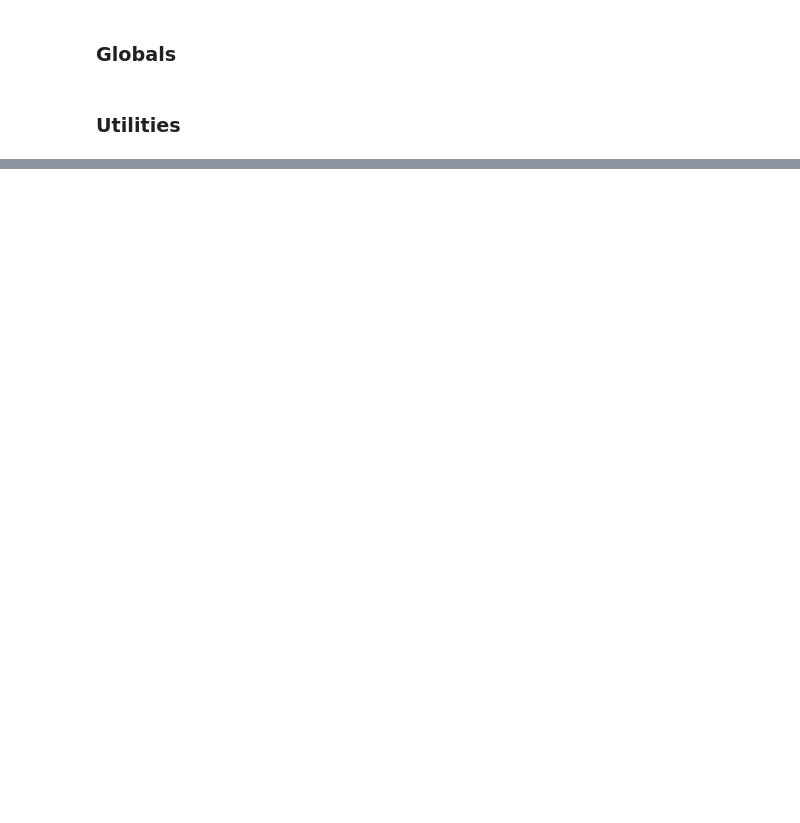
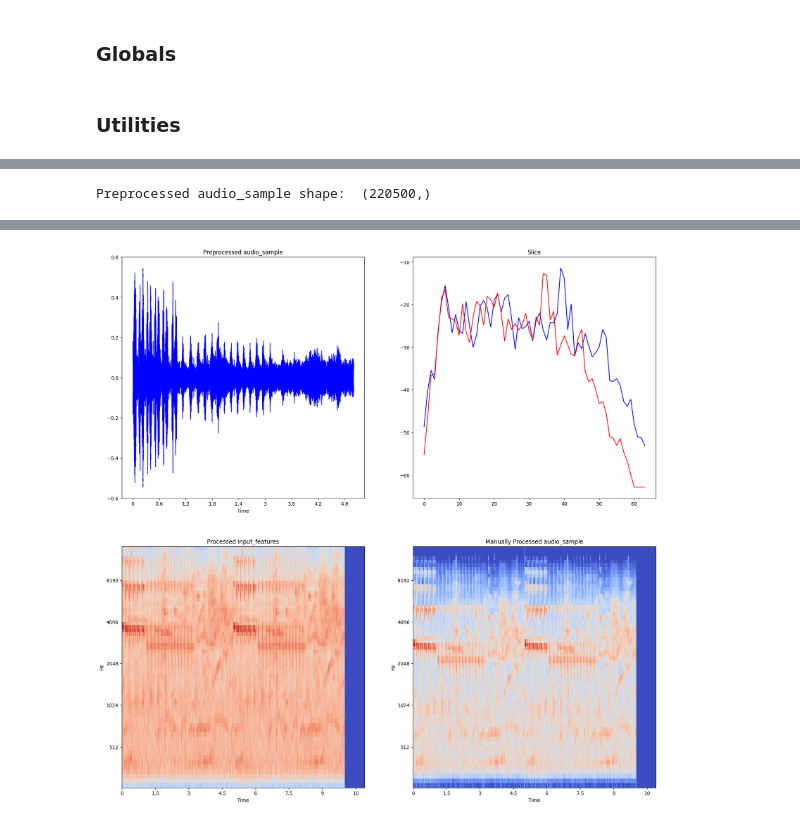
Before and after one commit to iveshenry18/SonicSearch, a Jupyter notebook: clap_export/clap_export.ipynb, the cells around one changed output, grey strips where cells are left out. Saved outputs shown, nothing was run; the diff lists cells and outputs as text; code cells hidden in the pictures; blank space fills up the shorter version.

Commit message:
feat: grind data science and decide close enough is close enough

```diff
--- a/clap_export/clap_export.ipynb
+++ b/clap_export/clap_export.ipynb
@@ -302,0 +98,16 @@ Exporting model to ONNX took:  31.832356214523315
+# %%
+from datasets import load_dataset
+from transformers import ClapAudioModelWithProjection, ClapProcessor
+import numpy as np
+
+audio_model = ClapAudioModelWithProjection.from_pretrained(model_name)
+processor = ClapProcessor.from_pretrained(model_name)
+
+dataset = load_dataset("ashraq/esc50")
+audio_sample = [datum["array"] for datum in dataset["train"]["audio"][0:31]]
+longer_sample = np.concatenate(np.array([datum["array"] for datum in dataset["train"]["audio"][32:34]]))
+audio_sample.append(longer_sample)
+
+audio_inputs = processor(audios=audio_sample, return_tensors="pt", sampling_rate=48000)
+audio_outputs = audio_model(**audio_inputs)
+audio_embeds = audio_outputs.audio_embeds
@@ -302,0 +169,63 @@ Exporting model to ONNX took:  31.832356214523315
+# %%
+# An attempt to manually reverse-engineer the preprocessing
+
+import librosa
+from IPython.display import Audio, display
+import torch
+import numpy as np
+
+sample_num = 1
+
+librosa.display.plt.figure(figsize=(20, 20))
+librosa.display.plt.subplot(2, 2, 1)
+librosa.display.plt.title('Preprocessed audio_sample')
+print("Preprocessed audio_sample shape: ", audio_sample[sample_num].shape)
+display(Audio(data=audio_sample[sample_num], rate=44100))
+librosa.display.waveshow(audio_sample[sample_num], sr=44100, color='blue')
+
+librosa.display.plt.subplot(2, 2, 3)
+librosa.display.plt.title('Processed input_features')
+print("Processed input_features shape: ", audio_inputs["input_features"][sample_num].shape)
+specshow_tensor = torch.transpose(audio_inputs["input_features"][sample_num,0], 0, 1).numpy()
+librosa.display.specshow(specshow_tensor, sr=44100, x_axis='time', y_axis='mel', hop_length=480, cmap='coolwarm', fmax=14000, fmin=50, n_fft=1024, win_length=1024)
+
+librosa.display.plt.subplot(2, 2, 2)
+librosa.display.plt.title('Slice')
+librosa.display.plt.plot(specshow_tensor[:, 100], color="blue")
+
+
+def pad_mel_dbifier(manual_processing_inputs):
+    manual_processed_input_features = []
+    for manual_processing_input in manual_processing_inputs:
+        max_length = 48000 * 10
+        assert manual_processing_input.shape[0] <= max_length, "Input is too long"
+        if manual_processing_input.shape[0] < max_length:
+                    n_repeat = int(max_length / len(manual_processing_input))
+                    stacked_manual_processing_input = np.stack(np.tile(manual_processing_input, n_repeat))
+                    padded_manual_processing_input = np.pad(stacked_manual_processing_input, (0, max_length - manual_processing_input.shape[0]))
+        else:
+            padded_manual_processing_input = manual_processing_input
+        sample_melled = librosa.feature.melspectrogram(y=padded_manual_processing_input, sr=48000, n_fft=1024, hop_length=480, win_length=1024, window='hann', norm='slaney', n_mels=64, power=2.0) # "mel"
+        sample_melled_and_dbed = librosa.power_to_db(sample_melled) # TODO: resulting values look lower; inspect
+        manual_processed_input_feature = np.expand_dims(sample_melled_and_dbed.transpose(), 0)
+        features_np_array = manual_processed_input_feature[:, :1001, :] # HACkHACkHACkHACk put me in jail
+        manual_processed_input_features.append(features_np_array)
+        # TODO: trunkation is weird; inspect
+
+    return {"input_features": torch.from_numpy(np.stack(manual_processed_input_features, axis=0)).to(torch.float32), "is_longer": torch.Tensor([False] * len(manual_processing_inputs)).unsqueeze(1).to(torch.bool)}
+
+manual_processed_input_features = pad_mel_dbifier(audio_sample[sample_num-1:sample_num+1]) # slicing for speed :/
+
+librosa.display.plt.subplot(2, 2, 4)
+librosa.display.plt.title('Manually Processed audio_sample')
+print("Manual processed input_features shape: ", manual_processed_input_features["input_features"][sample_num].shape)
+manually_processed_specshow_tensor = torch.transpose(manual_processed_input_features["input_features"][sample_num,0], 0, 1).numpy()
+librosa.display.specshow(manually_processed_specshow_tensor, sr=44100, x_axis='time', y_axis='mel', hop_length=480, cmap='coolwarm', fmax=14000, fmin=50, n_fft=1024, win_length=1024)
+
+librosa.display.plt.subplot(2, 2, 2)
+librosa.display.plt.plot(manually_processed_specshow_tensor[:, 100], color="red")
+
+
+librosa.display.plt.show()
+# %% [output]
+Preprocessed audio_sample shape:  (220500,)
@@ -302,0 +235 @@ Exporting model to ONNX took:  31.832356214523315
+[figure, added]
```
Also changed, not shown: parts of 40 cells of this notebook, 4 other files.
